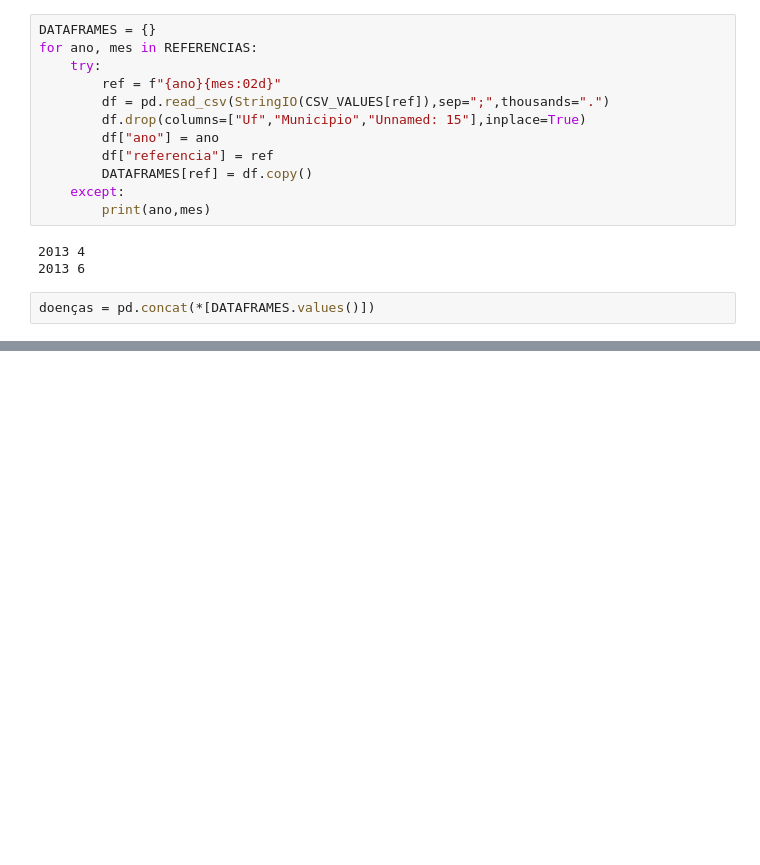
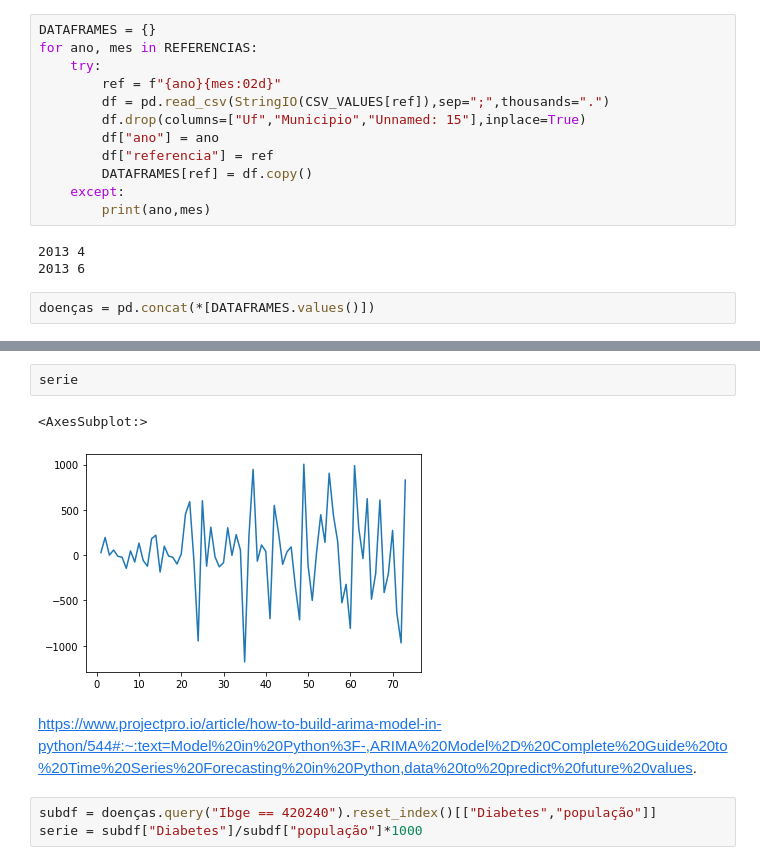
Before and after one commit to LFBossa/MapaSaudeSC, a Jupyter notebook: process-data/SeriesSaude.ipynb, the cells around one changed output, grey strips where cells are left out. Drawn from its saved outputs; the diff is of its cells as text; blank space fills up the shorter version.

```diff
--- a/process-data/SeriesSaude.ipynb
+++ b/process-data/SeriesSaude.ipynb
@@ -70,0 +61,10 @@ doenças
+# %%
+serie
+# %% [output]
+<AxesSubplot:>
+[figure, added]
+# %% [markdown]
+https://www.projectpro.io/article/how-to-build-arima-model-in-python/544#:~:text=Model%20in%20Python%3F-,ARIMA%20Model%2D%20Complete%20Guide%20to%20Time%20Series%20Forecasting%20in%20Python,data%20to%20predict%20future%20values.
+# %%
+subdf = doenças.query("Ibge == 420240").reset_index()[["Diabetes","população"]]
+serie = subdf["Diabetes"]/subdf["população"]*1000
```
Also changed, not shown: parts of 28 cells of this notebook.
